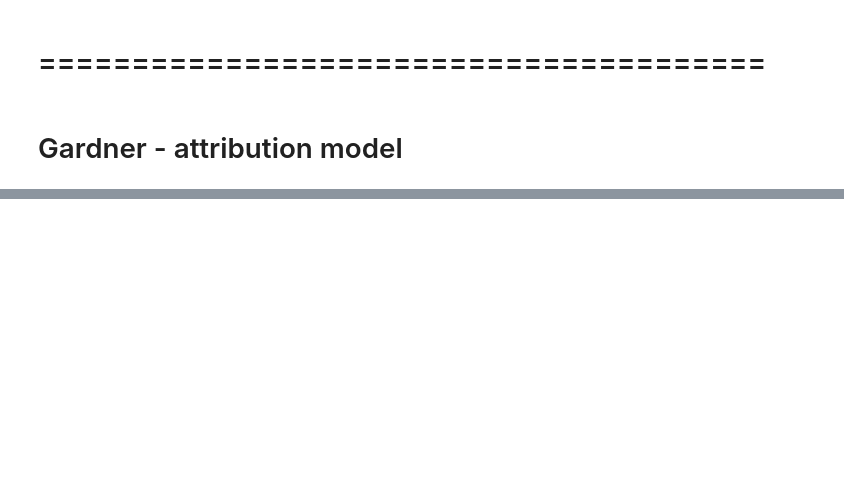
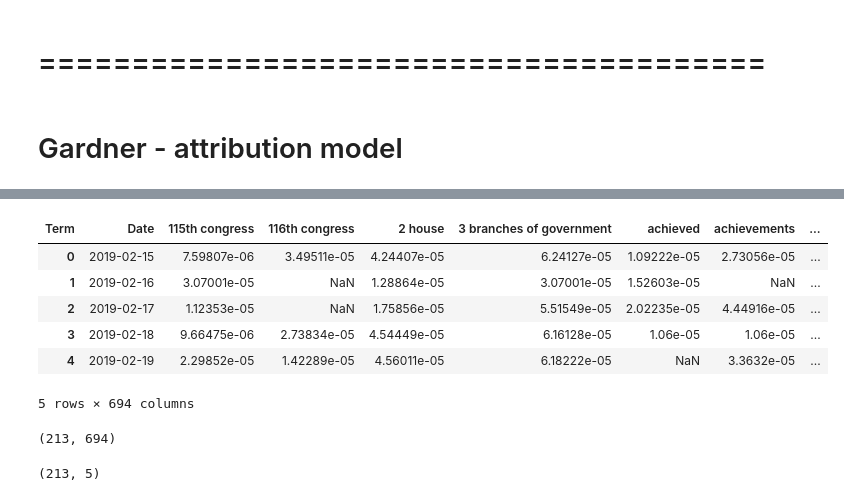
Before and after one commit to Alysialiao/Aly, a Jupyter notebook: RegressionTemplate_Alysia.ipynb, the cells around one changed output, grey strips where cells are left out. Saved outputs shown, nothing was run; the diff lists cells and outputs as text; code cells hidden in the pictures; blank space fills up the shorter version.

```diff
--- a/RegressionTemplate_Alysia.ipynb
+++ b/RegressionTemplate_Alysia.ipynb
@@ -964,0 +444,21 @@ pd.Series([variance_inflation_factor(steyer_att_final.values, i)
+# %%
+# importing pandas as pd
+import pandas as pd
+data = data.drop('Unnamed: 0',axis =1)
+data = data.drop('Category',axis =1)
+# %%
+data = data.transpose()
+new_header = data.iloc[0] #grab the first row for the header
+data = data[1:] #take the data less the header row
+data.columns = new_header #set the header row as the df header
+data = data.reset_index()
+data = data.rename(columns = { 'index': "Date"})
+data.head()
+# %% [output]
+| Term | Date | 115th congress | 116th congress | 2 house | 3 branches of government | achieved | achievements | ... |
+| 0 | 2019-02-15 | 7.59807e-06 | 3.49511e-05 | 4.24407e-05 | 6.24127e-05 | 1.09222e-05 | 2.73056e-05 | ... |
+| 1 | 2019-02-16 | 3.07001e-05 | NaN | 1.28864e-05 | 3.07001e-05 | 1.52603e-05 | NaN | ... |
+| 2 | 2019-02-17 | 1.12353e-05 | NaN | 1.75856e-05 | 5.51549e-05 | 2.02235e-05 | 4.44916e-05 | ... |
+| 3 | 2019-02-18 | 9.66475e-06 | 2.73834e-05 | 4.54449e-05 | 6.16128e-05 | 1.06e-05 | 1.06e-05 | ... |
+| 4 | 2019-02-19 | 2.29852e-05 | 1.42289e-05 | 4.56011e-05 | 6.18222e-05 | NaN | 3.3632e-05 | ... |
+5 rows × 694 columns
@@ -964,0 +470,8 @@ pd.Series([variance_inflation_factor(steyer_att_final.values, i)
+# %%
+data.shape
+# %% [output]
+(213, 694)
+# %%
+dependents.shape
+# %% [output]
+(213, 5)
```
Also changed, not shown: parts of 72 cells of this notebook.
